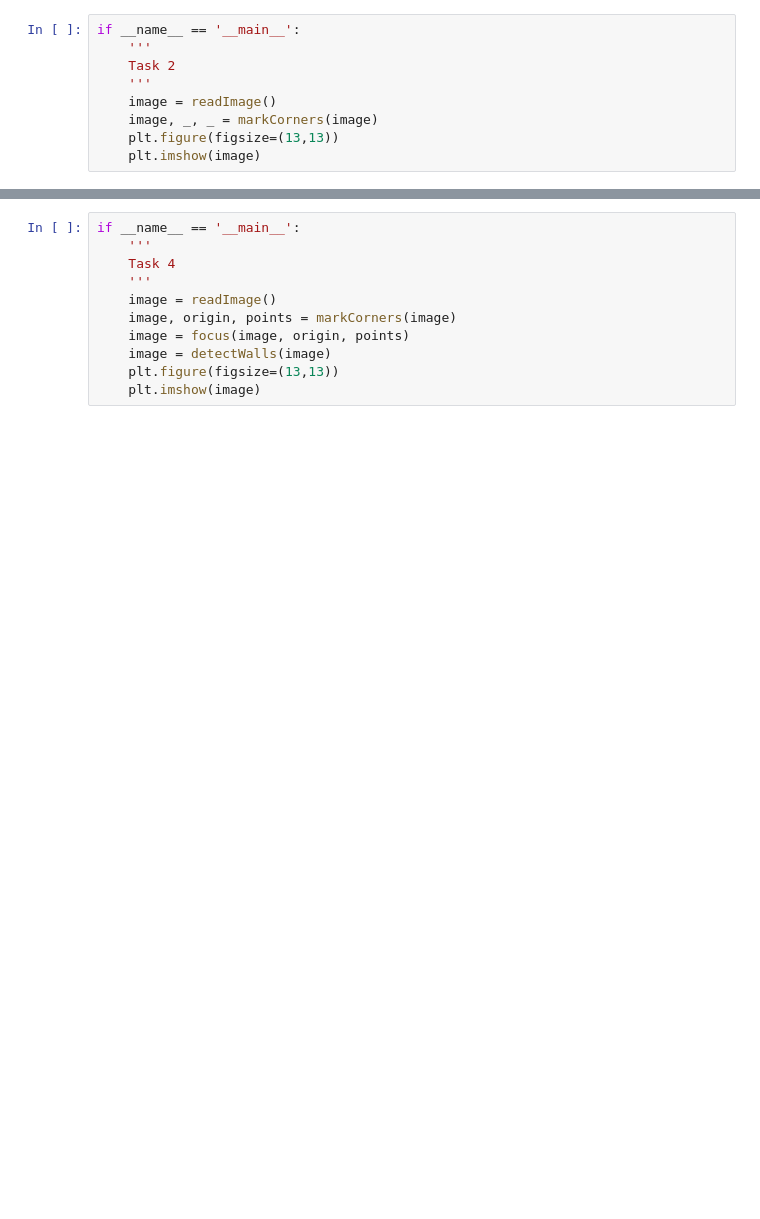
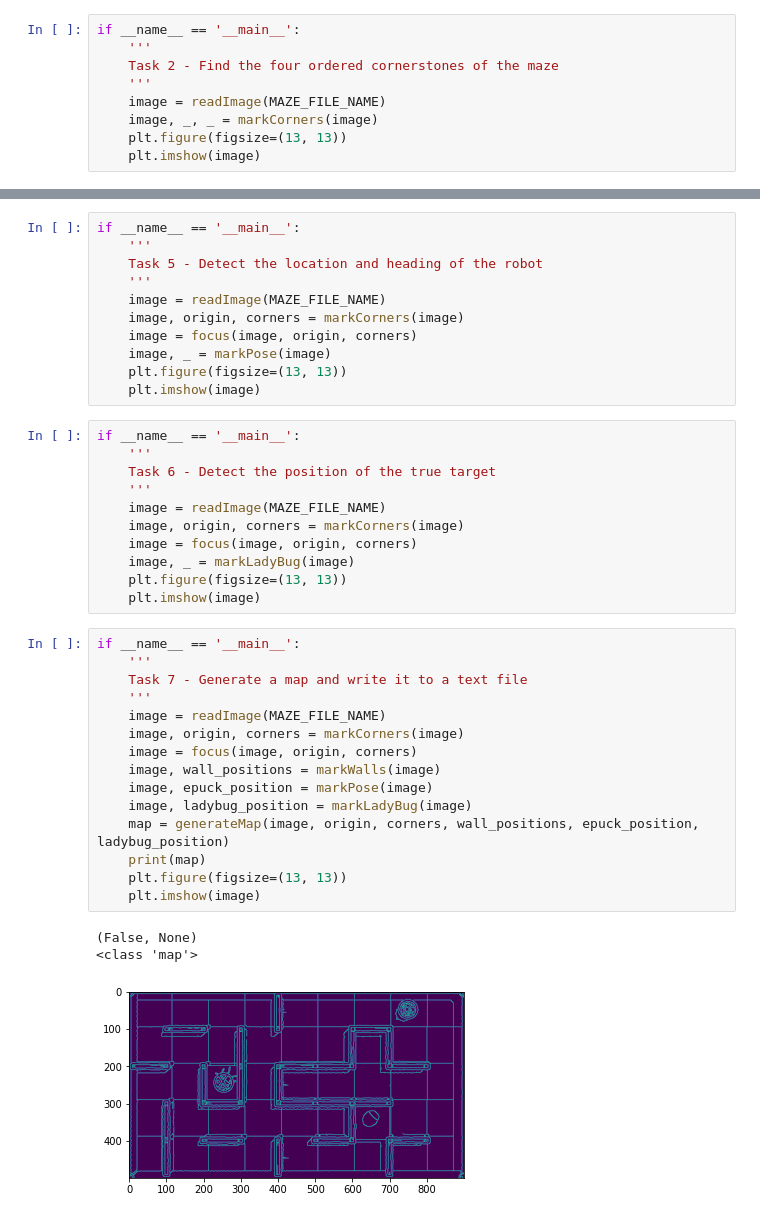
Before and after one commit to dennuguyen/mtrn4110-ass, a Jupyter notebook: programs/z5206032_MTRN4110_PhaseC.ipynb, the cells around one changed output, grey strips where cells are left out. Drawn from its saved outputs; the diff is of its cells as text; blank space fills up the shorter version.

```diff
--- a/programs/z5206032_MTRN4110_PhaseC.ipynb
+++ b/programs/z5206032_MTRN4110_PhaseC.ipynb
@@ -153,9 +258,9 @@ if __name__ == '__main__':
 # %%
 if __name__ == '__main__':
     '''
-    Task 2
+    Task 2 - Find the four ordered cornerstones of the maze
     '''
-    image = readImage()
+    image = readImage(MAZE_FILE_NAME)
     image, _, _ = markCorners(image)
-    plt.figure(figsize=(13,13))
+    plt.figure(figsize=(13, 13))
     plt.imshow(image)
@@ -171,12 +287,42 @@ if __name__ == '__main__':
     plt.imshow(image)
+# %%
+if __name__ == '__main__':
+    '''
+    Task 5 - Detect the location and heading of the robot
+    '''
+    image = readImage(MAZE_FILE_NAME)
+    image, origin, corners = markCorners(image)
+    image = focus(image, origin, corners)
+    image, _ = markPose(image)
+    plt.figure(figsize=(13, 13))
+    plt.imshow(image)
 # %%
 if __name__ == '__main__':
     '''
-    Task 4
+    Task 6 - Detect the position of the true target
     '''
-    image = readImage()
-    image, origin, points = markCorners(image)
-    image = focus(image, origin, points)
-    image = detectWalls(image)
-    plt.figure(figsize=(13,13))
+    image = readImage(MAZE_FILE_NAME)
+    image, origin, corners = markCorners(image)
+    image = focus(image, origin, corners)
+    image, _ = markLadyBug(image)
+    plt.figure(figsize=(13, 13))
     plt.imshow(image)
+# %%
+if __name__ == '__main__':
+    '''
+    Task 7 - Generate a map and write it to a text file
+    '''
+    image = readImage(MAZE_FILE_NAME)
+    image, origin, corners = markCorners(image)
+    image = focus(image, origin, corners)
+    image, wall_positions = markWalls(image)
+    image, epuck_position = markPose(image)
+    image, ladybug_position = markLadyBug(image)
+    map = generateMap(image, origin, corners, wall_positions, epuck_position, ladybug_position)
+    print(map)
+    plt.figure(figsize=(13, 13))
+    plt.imshow(image)
+# %% [output]
+(False, None)
+<class 'map'>
+[figure, added]
```
Also changed, not shown: parts of 5 cells of this notebook.
